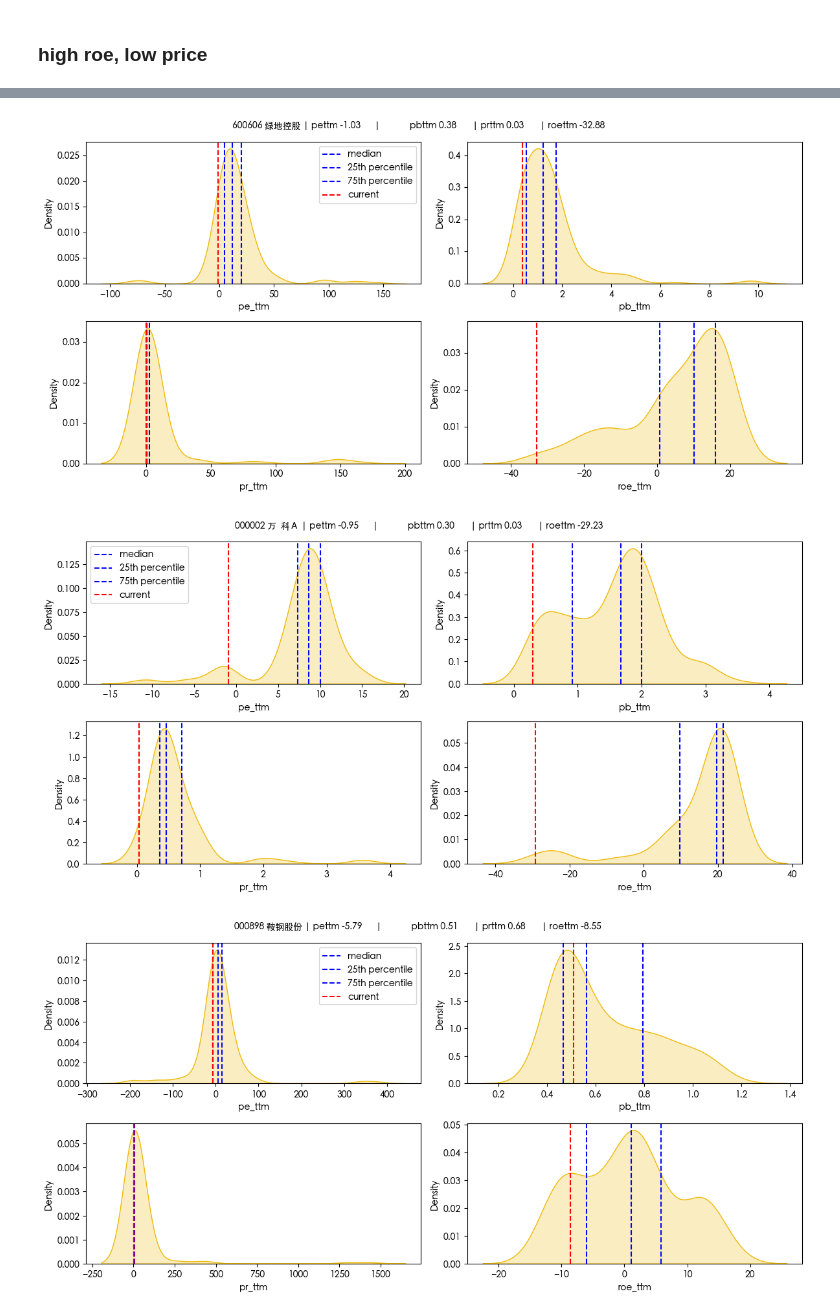
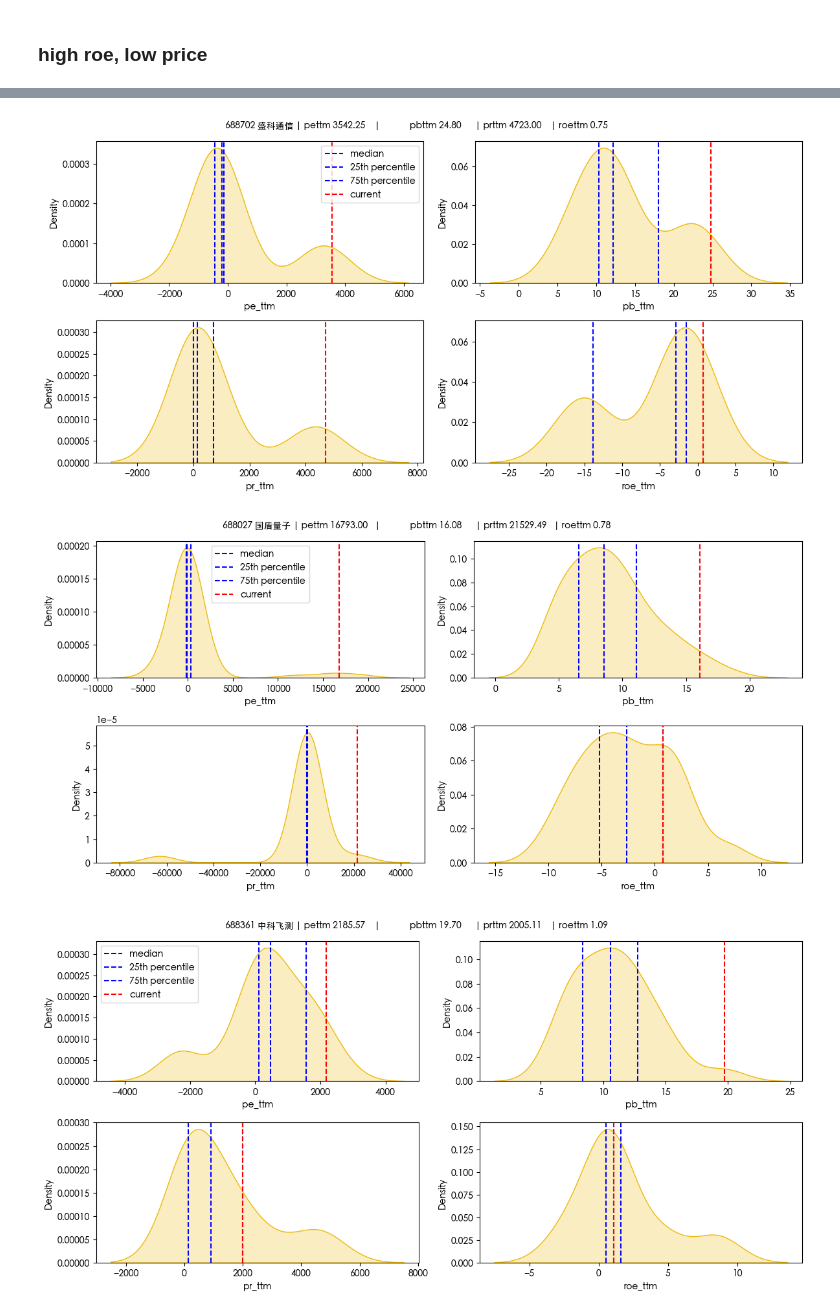
Before and after one commit to ProfessorErdo/stock-trend-tracker, a Jupyter notebook: notebooks/four_quadrants.ipynb, the cells around one changed output, grey strips where cells are left out. Saved outputs shown, nothing was run; the diff lists cells and outputs as text; code cells hidden in the pictures.

```diff
--- a/notebooks/four_quadrants.ipynb
+++ b/notebooks/four_quadrants.ipynb
@@ -127,9 +127,9 @@ quadrant == 3: low roe, low price (pe, pb, pr)
 quadrant == 4: high roe, low price (pe, pb, pr)
 """
 
-threshold = 0.26
-price_date = "20251226"
-quadrant = 3
+threshold = 0.05
+price_date = "20251231"
+quadrant = 2
 
 stock_code = get_stock_codes(price_date, threshold, quadrant)
 plot_stock_values(stock_code, price_date)
@@ -138,3 +138,3 @@ pe_th_h: 46.60 | pe_th_l: 15.95 | pb_th_h: 4.31 | pb_th_l: 1.40 | pr_th_h: 6.03
-[figure, old version]
+[figure, new version]
-[figure, old version]
+[figure, new version]
-[figure, old version]
+[figure, new version]
```
Also changed, not shown: parts of 2 cells of this notebook, 2 other files.
